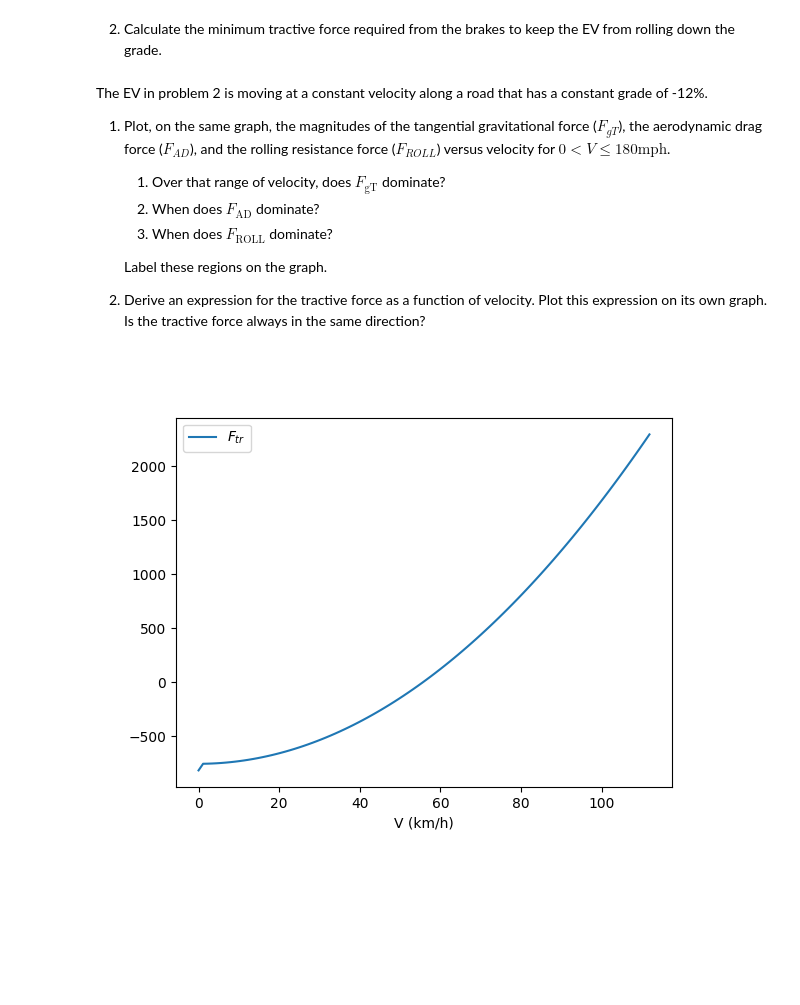
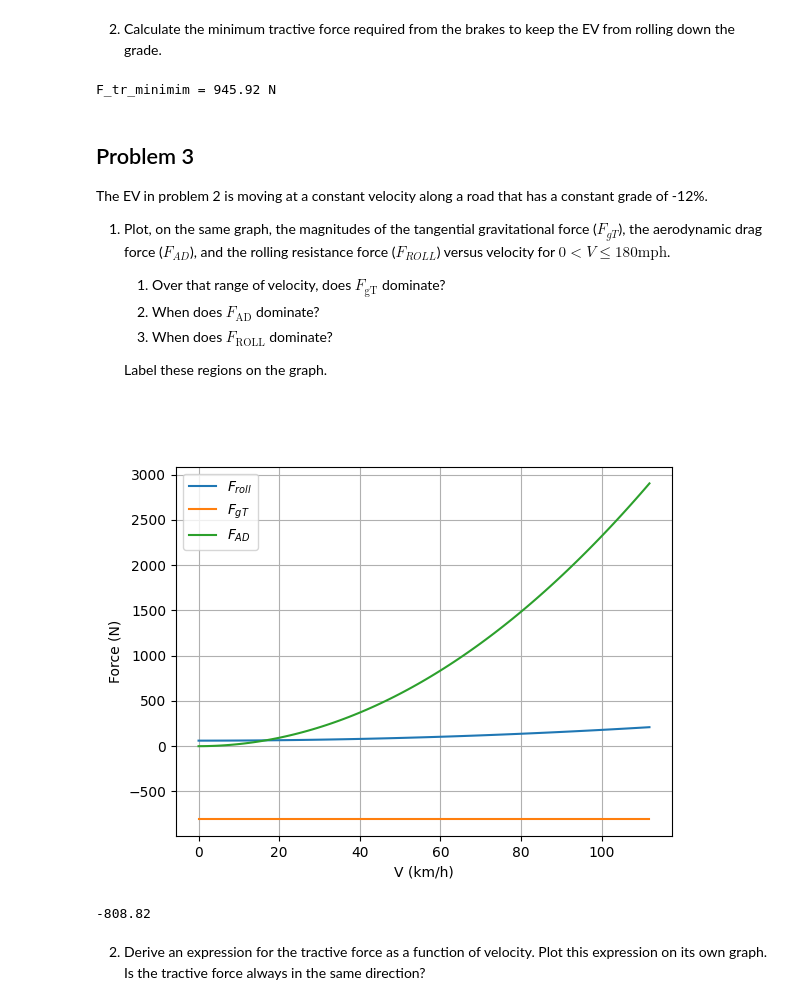
Before and after one commit to markuskreitzer/ELEC-5970-Electric-Vehicles, a Jupyter notebook: HW/HW02/HW02.ipynb, the cells around one changed output. Drawn from its saved outputs; the diff is of its cells as text; code cells hidden in the pictures; blank space fills up the shorter version.

Commit message:
More problems solved!

```diff
--- a/HW/HW02/HW02.ipynb
+++ b/HW/HW02/HW02.ipynb
@@ -132,4 +130,10 @@ print(f"{F_tr(m, grade, C0, 0, C1, rho, CD, AF ):0.2f} N")
+# %%
+F_tr_min = F_tr(m,grade,C0,0,C1,rho,CD,AF) - C0*m*g
+print(f"F_tr_minimim = {F_tr_min:0.2f} N")
+# %% [output]
+F_tr_minimim = 945.92 N
 # %% [markdown]
+## Problem 3
 The EV in problem 2 is moving at a constant velocity along a road that has a constant grade of -12%.
   1. Plot, on the same graph, the magnitudes of the tangential gravitational force ($F_{gT}$), the aerodynamic drag force ($F_{AD}$), and the rolling resistance force ($F_{ROLL}$) versus velocity for $0 \lt V \le 180 \text{mph}$.
       1. Over that range of velocity, does $F_\text{gT}$ dominate?
@@ -137,17 +141,34 @@ The EV in problem 2 is moving at a constant velocity along a road that has a con
       3. When does $F_\text{ROLL}$ dominate?
 
      Label these regions on the graph.
-
-  2. Derive an expression for the tractive force as a function of velocity. Plot this
-expression on its own graph. Is the tractive force always in the same direction?
-# %%
-grade = -0.12
-V = linspace(0,180,100) * km
-plt.figure()
-y = F_tr(m, grade, C0, V, C1, rho, CD, AF )
-plt.plot(V,y)
-plt.xlabel('V (km/h)')
-plt.legend(['$F_{tr}$'])
-plt.show()
-# %% [output]
-[figure, removed]
+# %%
+def F_roll(mass, g, C0, C1,V):
+    return m * g * (C0 + (C1 * V**2))
+
+def F_gT(mass, g, grade):
+    b = arctan(grade)
+    return m * g * sin(b)
+
+def F_AD(rho, CD, AF, V):
+    return (rho/2) * CD * AF * V**2
+
+grade = -0.12
+V = linspace(0,180,100) * km
+plt.figure()
+#Ftr = F_tr(m, grade, C0, V, C1, rho, CD, AF )
+plt.plot(V, F_roll(m,g,C0,C1,V))
+plt.plot(V, ones(V.shape)*F_gT(m, g, grade))
+plt.plot(V,F_AD(rho, CD, AF, V))
+plt.ylabel('Force (N)')
+plt.xlabel('V (km/h)')
+plt.legend(['$F_{roll}$', '$F_{gT}$', '$F_{AD}$'])
+plt.grid()
+plt.show()
+F_gT(m,g,grade)
+# %% [output]
+[figure, added]
+-808.82
+# %% [markdown]
+
+  2. Derive an expression for the tractive force as a function of velocity. Plot this
+expression on its own graph. Is the tractive force always in the same direction?
```
Also changed, not shown: parts of 3 cells of this notebook.
